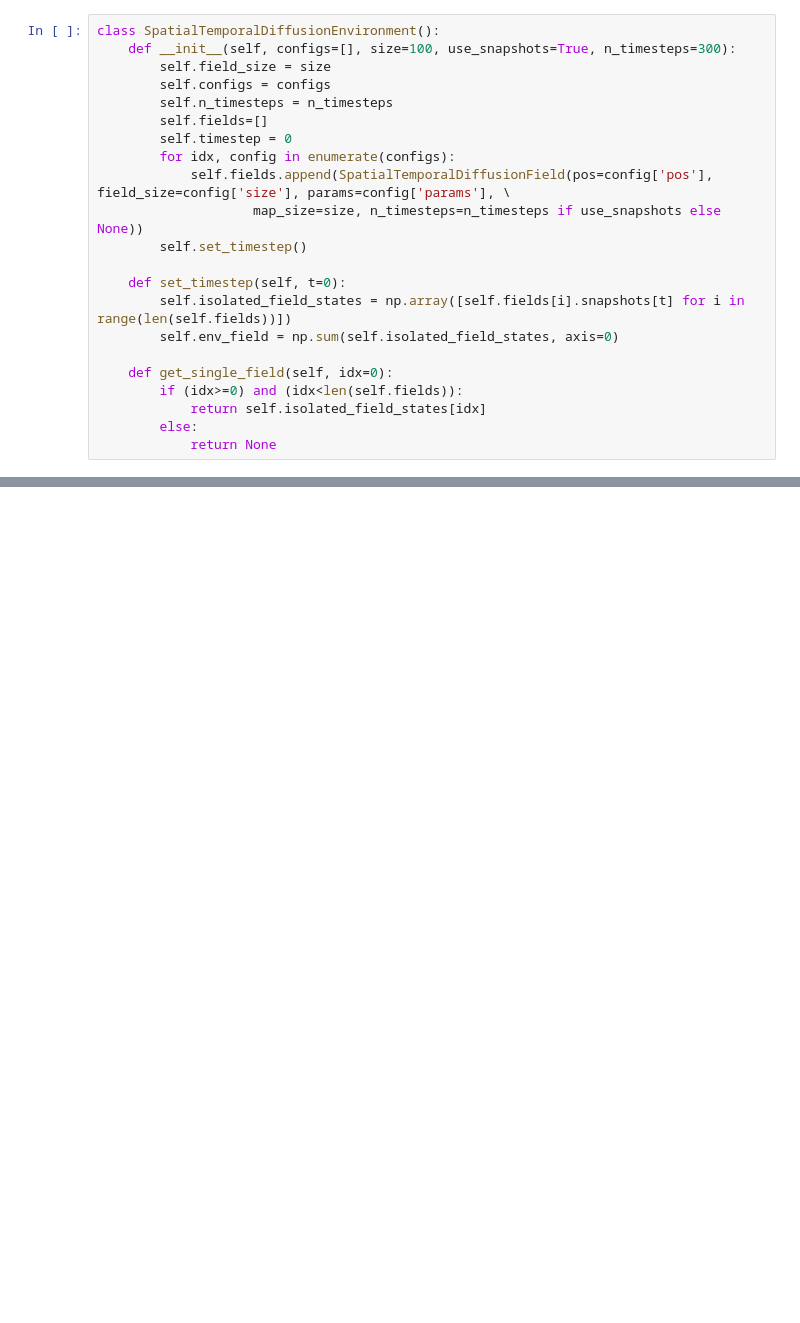
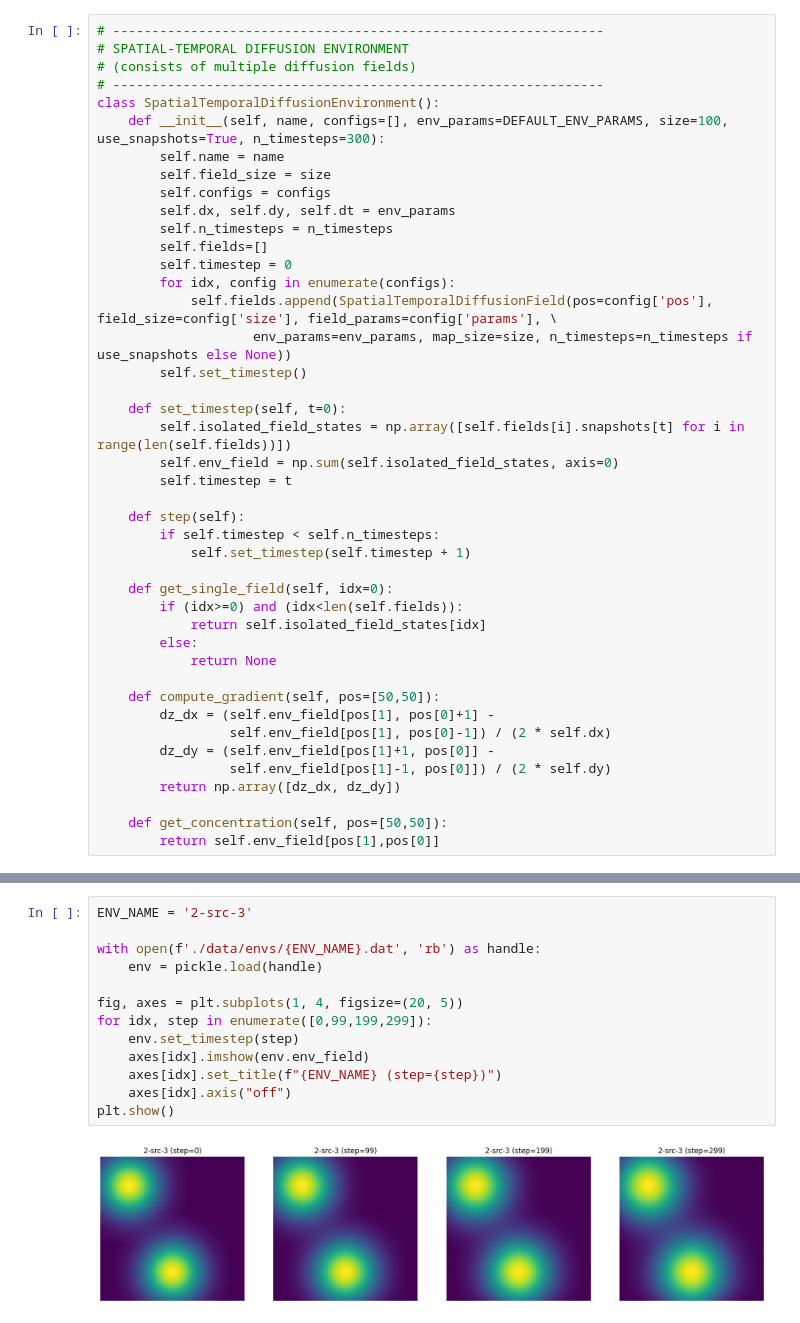
Before and after one commit to SAM-RL/sambotrl-training-agents, a Jupyter notebook: spatial_diffusion_environment.ipynb, the cells around one changed output, grey strips where cells are left out. Saved outputs shown, nothing was run; the diff lists cells and outputs as text; blank space fills up the shorter version.

```diff
--- a/spatial_diffusion_environment.ipynb
+++ b/spatial_diffusion_environment.ipynb
@@ -64,22 +69,43 @@ class SpatialTemporalDiffusionField():
 # %%
+# ---------------------------------------------------------------
+# SPATIAL-TEMPORAL DIFFUSION ENVIRONMENT
+# (consists of multiple diffusion fields)
+# ---------------------------------------------------------------
 class SpatialTemporalDiffusionEnvironment():
-    def __init__(self, configs=[], size=100, use_snapshots=True, n_timesteps=300):
+    def __init__(self, name, configs=[], env_params=DEFAULT_ENV_PARAMS, size=100, use_snapshots=True, n_timesteps=300):
+        self.name = name
         self.field_size = size
         self.configs = configs
+        self.dx, self.dy, self.dt = env_params
         self.n_timesteps = n_timesteps
         self.fields=[]
         self.timestep = 0
         for idx, config in enumerate(configs):
-            self.fields.append(SpatialTemporalDiffusionField(pos=config['pos'], field_size=config['size'], params=config['params'], \
-                    map_size=size, n_timesteps=n_timesteps if use_snapshots else None))
+            self.fields.append(SpatialTemporalDiffusionField(pos=config['pos'], field_size=config['size'], field_params=config['params'], \
+                    env_params=env_params, map_size=size, n_timesteps=n_timesteps if use_snapshots else None))
         self.set_timestep()
 
     def set_timestep(self, t=0):
         self.isolated_field_states = np.array([self.fields[i].snapshots[t] for i in range(len(self.fields))])
         self.env_field = np.sum(self.isolated_field_states, axis=0)
+        self.timestep = t
+
+    def step(self):
+        if self.timestep < self.n_timesteps:
+            self.set_timestep(self.timestep + 1)
 
     def get_single_field(self, idx=0):
         if (idx>=0) and (idx<len(self.fields)):
             return self.isolated_field_states[idx]
         else:
             return None
+
+    def compute_gradient(self, pos=[50,50]):
+        dz_dx = (self.env_field[pos[1], pos[0]+1] -
+                 self.env_field[pos[1], pos[0]-1]) / (2 * self.dx)
+        dz_dy = (self.env_field[pos[1]+1, pos[0]] -
+                 self.env_field[pos[1]-1, pos[0]]) / (2 * self.dy)
+        return np.array([dz_dx, dz_dy])
+
+    def get_concentration(self, pos=[50,50]):
+        return self.env_field[pos[1],pos[0]]
@@ -92,0 +190,15 @@ env = SpatialTemporalDiffusionEnvironment(configs=configs)
+# %%
+ENV_NAME = '2-src-3'
+
+with open(f'./data/envs/{ENV_NAME}.dat', 'rb') as handle:
+    env = pickle.load(handle)
+
+fig, axes = plt.subplots(1, 4, figsize=(20, 5))
+for idx, step in enumerate([0,99,199,299]):
+    env.set_timestep(step)
+    axes[idx].imshow(env.env_field)
+    axes[idx].set_title(f"{ENV_NAME} (step={step})")
+    axes[idx].axis("off")
+plt.show()
+# %% [output]
+[figure, added]
```
Also changed, not shown: parts of 12 cells of this notebook, 17 other files.
